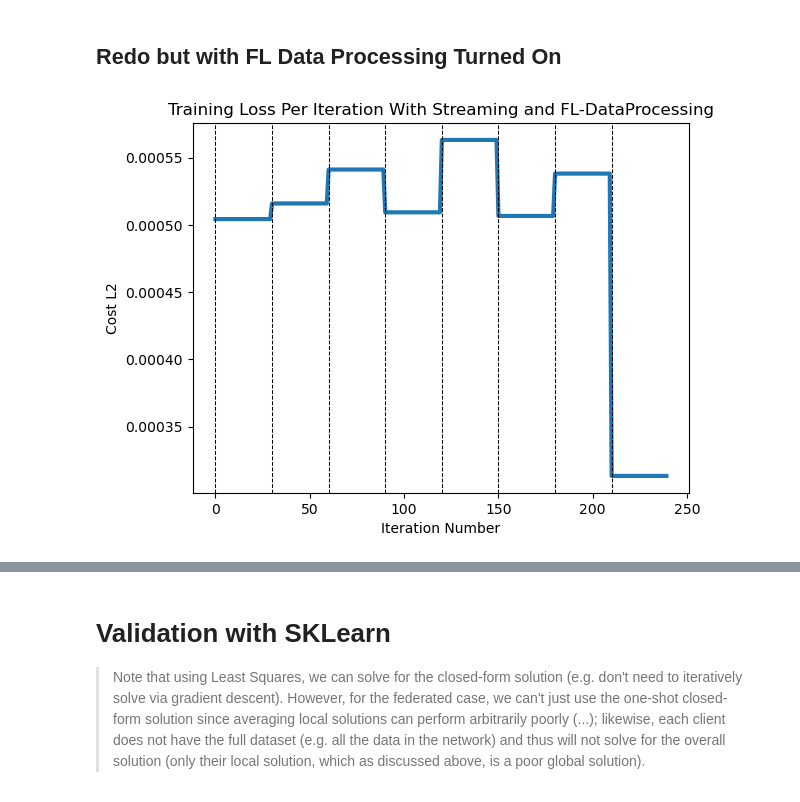
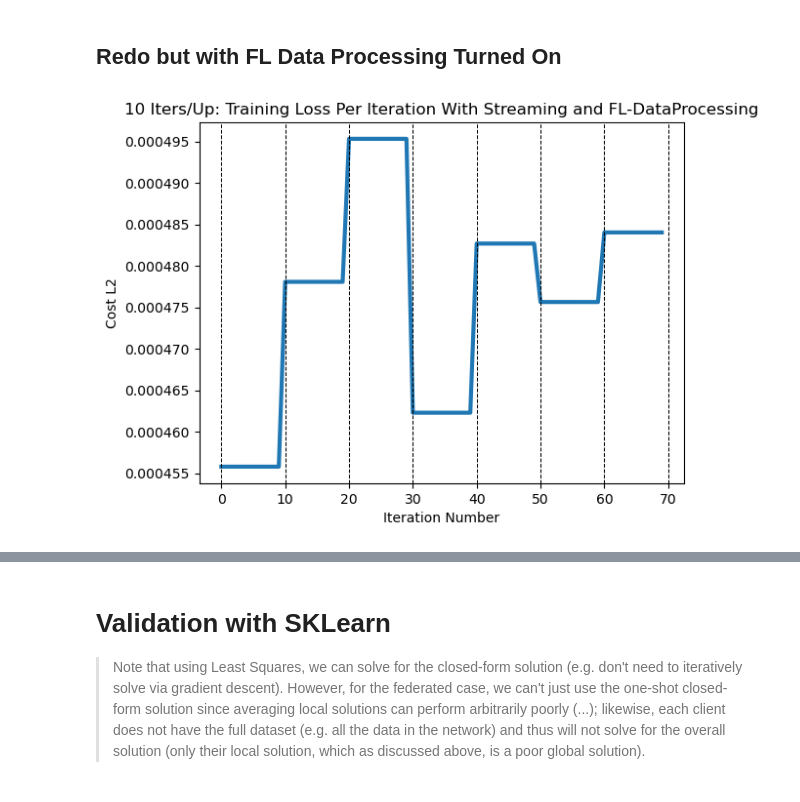
Before and after one commit to kdmalc/personalization-privacy-risk, a Jupyter notebook: Personalized_Federated_Learning/102_LinRegr_FDV.ipynb, the cells around one changed output, grey strips where cells are left out. Saved outputs shown, nothing was run; the diff lists cells and outputs as text; code cells hidden in the pictures.

```diff
--- a/Personalized_Federated_Learning/102_LinRegr_FDV.ipynb
+++ b/Personalized_Federated_Learning/102_LinRegr_FDV.ipynb
@@ -77,6 +96,8 @@ normalize_emg = False
 pca_channel_default = 64
 PCA_comps = 64
 # %%
+num_iters_per_update = 10
+
 num_input_channels = 64  # Change once I add PCA
 input_size = num_input_channels
 output_size = 2  # 2D Velocity
@@ -86,10 +107,10 @@ learning_rate = 0.0001
 untrained_model_NoFL = torch.nn.Linear(input_size, output_size)  # Single layer nn for Lin Regr
 optimizer = torch.optim.SGD(untrained_model_NoFL.parameters(), lr=learning_rate)
 
-trained_model_NoFL, loss_log_NoFL = full_train_linregr_updates(untrained_model_NoFL, F1tens_full, PREF1tens_full, learning_rate, starting_update=0)
+trained_model_NoFL, loss_log_NoFL = full_train_linregr_updates(untrained_model_NoFL, F1tens_full, PREF1tens_full, learning_rate, num_iters_per_update=num_iters_per_update, starting_update=0)
 
 plt.plot(range(len(loss_log_NoFL)), loss_log_NoFL, linewidth=3)
-plt.title("Training Loss Per Iteration With Data Streaming")
+plt.title("10 Iters/Up: Training Loss Per Iteration With Data Streaming")
 update_advancement_idxs = range(0,num_iters_per_update*(num_updates-1), num_iters_per_update)
 for i in update_advancement_idxs:
     plt.axvline(i, linewidth=0.75, linestyle='--', color='black')
@@ -100,0 +122,22 @@ plt.show()
+# %%
+num_iters_per_update = 100
+
+num_input_channels = 64  # Change once I add PCA
+input_size = num_input_channels
+output_size = 2  # 2D Velocity
+
+learning_rate = 0.0001
+# Other option which should give same result:
+untrained_model_NoFL = torch.nn.Linear(input_size, output_size)  # Single layer nn for Lin Regr
+optimizer = torch.optim.SGD(untrained_model_NoFL.parameters(), lr=learning_rate)
+
+trained_model_NoFL, loss_log_NoFL = full_train_linregr_updates(untrained_model_NoFL, F1tens_full, PREF1tens_full, learning_rate, num_iters_per_update=num_iters_per_update, starting_update=0)
+
+plt.plot(range(len(loss_log_NoFL)), loss_log_NoFL, linewidth=3)
+plt.title("100 Iters/Up: Training Loss Per Iteration With Data Streaming")
+update_advancement_idxs = range(0,num_iters_per_update*(num_updates-1), num_iters_per_update)
+for i in update_advancement_idxs:
+    plt.axvline(i, linewidth=0.75, linestyle='--', color='black')
+plt.xlabel('Iteration Number')
+plt.ylabel('Cost L2')
+plt.show()
@@ -116,24 +161,26 @@ input_size = num_input_channels
 output_size = 2  # 2D Velocity
 learning_rate = 0.0001
 # %%
+num_iters_per_update=10
+
 num_input_channels = PCA_comps  # Change once I add PCA
 input_size = num_input_channels
 output_size = 2  # 2D Velocity
 
 learning_rate = 0.0001
 # Other option which should give same result:
 untrained_model_FLDP = torch.nn.Linear(input_size, output_size)  # Single layer nn for Lin Regr
 optimizer = torch.optim.SGD(untrained_model_FLDP.parameters(), lr=learning_rate)
 
-trained_model_FLDP, loss_log_FLDP = full_train_linregr_updates(untrained_model_FLDP, F1tens_full, PREF1tens_full, learning_rate, starting_update=10, normalize_emg=True, PCA_comps=7, loss_log=[])
+trained_model_FLDP, loss_log_FLDP = full_train_linregr_updates(untrained_model_FLDP, F1tens_full, PREF1tens_full, learning_rate, num_iters_per_update=num_iters_per_update, starting_update=10, normalize_emg=True, PCA_comps=7, loss_log=[])
 
 plt.plot(range(len(loss_log_FLDP)), loss_log_FLDP, linewidth=3)
-plt.title("Training Loss Per Iteration With Streaming and FL-DataProcessing")
+plt.title("10 Iters/Up: Training Loss Per Iteration With Streaming and FL-DataProcessing")
 update_advancement_idxs = range(0,num_iters_per_update*(num_updates-1), num_iters_per_update)
 for i in update_advancement_idxs:
     plt.axvline(i, linewidth=0.75, linestyle='--', color='black')
 plt.xlabel('Iteration Number')
 plt.ylabel('Cost L2')
 plt.show()
 # %% [output]
-[figure, old version]
+[figure, new version]
```
Also changed, not shown: parts of 12 cells of this notebook, 5 other files.
